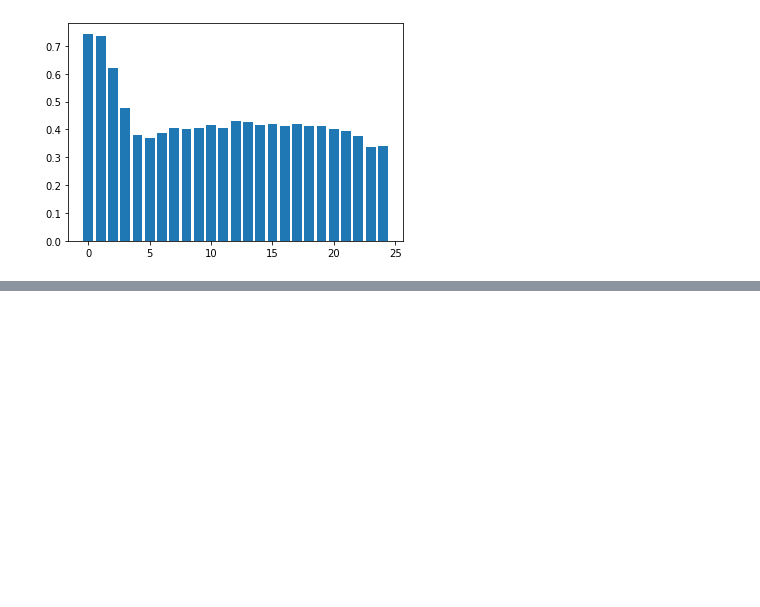
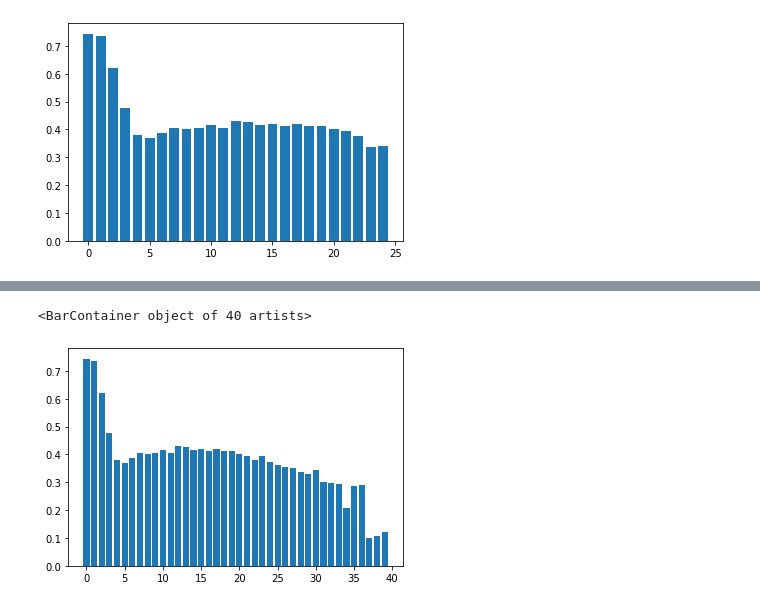
Before and after one commit to rsandbe1/python_project, a Jupyter notebook: project.ipynb, the cells around one changed output, grey strips where cells are left out. Cells and saved outputs as stored; diff of their text form; code cells hidden in the pictures; blank space fills up the shorter version.

```diff
--- a/project.ipynb
+++ b/project.ipynb
@@ -82,0 +161,2 @@ two_point_shots.count()[0]
+# %%
+all_shots = shooting[shooting['ShotType'].str.contains('2|3')].reset_index().drop(columns = 'index')
@@ -223 +309,11 @@ Name: ShotOutcome, Length: 112, dtype: int64
+# %%
+all_shots = all_shots.loc[all_shots['ShotDist'] <= 40]
+fg_percent = pd.DataFrame(all_shots.groupby(['ShotDist','ShotOutcome'])['ShotOutcome'].count().groupby('ShotDist').apply(lambda x: x/sum(x))).rename(columns={'ShotOutcome':'fg_percent'})
+fg_percent = fg_percent[fg_percent.index.get_level_values('ShotOutcome') == 'make']
+fg_percent = fg_percent.reset_index().drop(columns = 'ShotOutcome')
+# %%
+plt.bar(fg_percent['ShotDist'],fg_percent['fg_percent'])
+# %% [output]
+<BarContainer object of 40 artists>
+[figure, added]
 # %%
```
Also changed, not shown: parts of 19 cells of this notebook.
